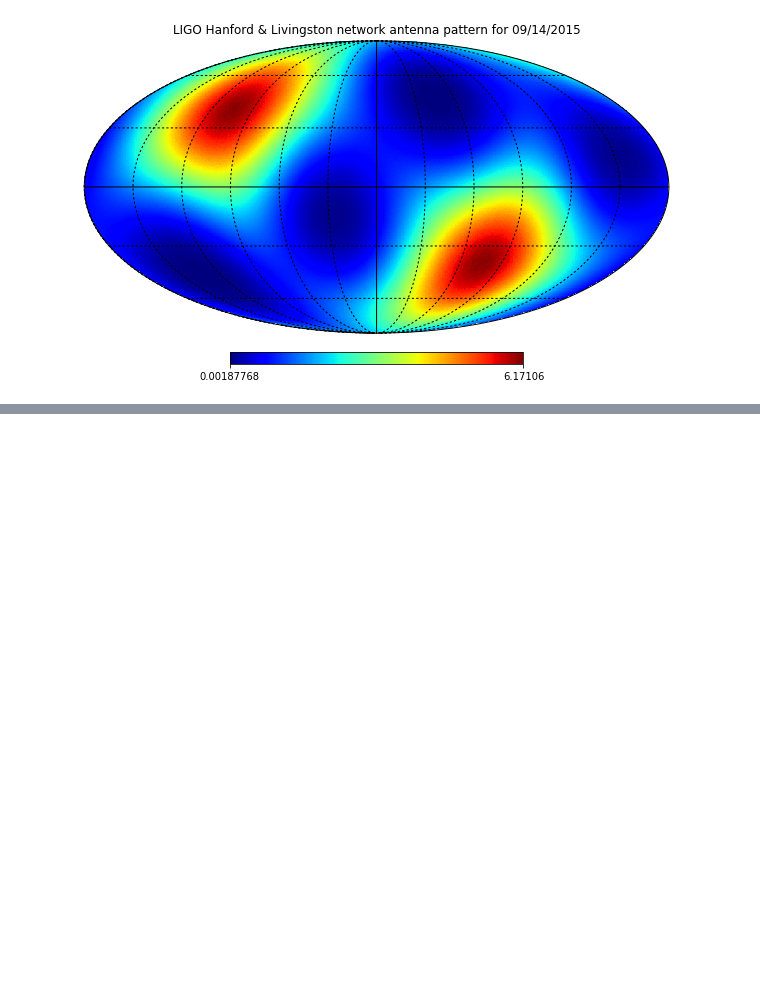
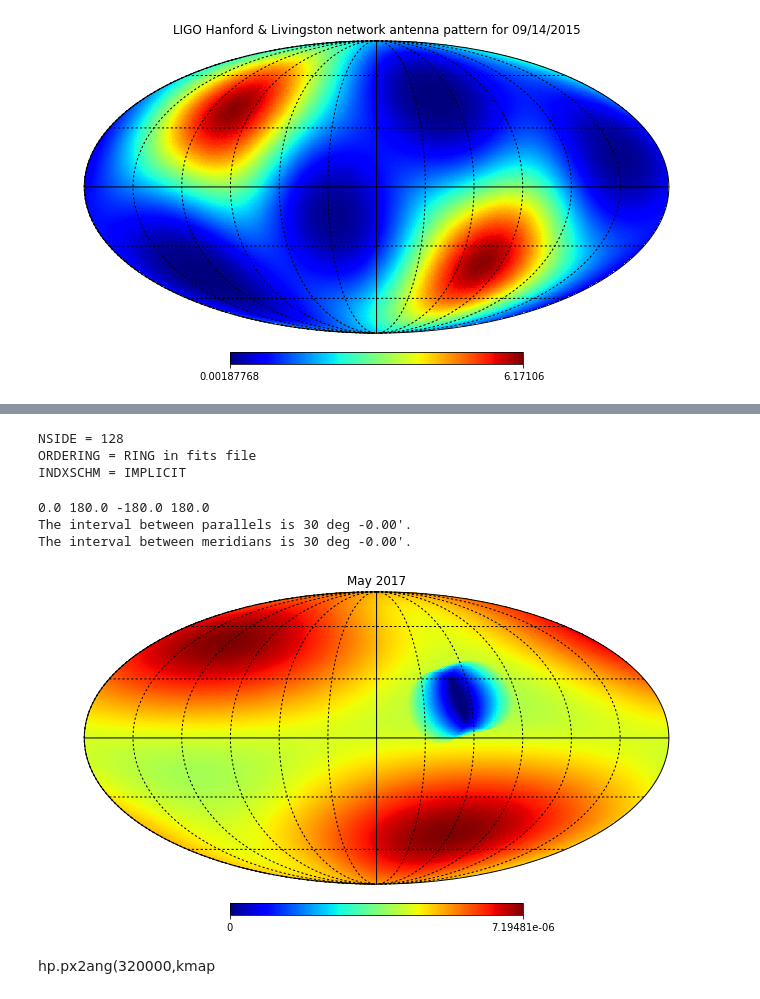
Before and after one commit to kperezsa/BNS-MergerRates, a Jupyter notebook: LIGO probability maps.ipynb, the cells around one changed output, grey strips where cells are left out. Drawn from its saved outputs; the diff is of its cells as text; code cells hidden in the pictures; blank space fills up the shorter version.

```diff
--- a/LIGO probability maps.ipynb
+++ b/LIGO probability maps.ipynb
@@ -109,0 +92,16 @@ The interval between meridians is 30 deg -0.00'.
+# %%
+rotatedMap1=hp.read_map("skyprior_cbc_hl_2017may_sin0.400_0.125pi_fine_twilight.fits")
+# %% [output]
+NSIDE = 128
+ORDERING = RING in fits file
+INDXSCHM = IMPLICIT
+# %%
+kmap=hp.mollview(rotatedMap1, title="May 2017",flip='geo',cmap=cool_cmap,return_projected_map=True)
+hp.graticule()
+# %% [output]
+0.0 180.0 -180.0 180.0
+The interval between parallels is 30 deg -0.00'.
+The interval between meridians is 30 deg -0.00'.
+[figure, added]
+# %% [markdown]
+hp.px2ang(320000,kmap
```
Also changed, not shown: parts of 4 cells of this notebook.
